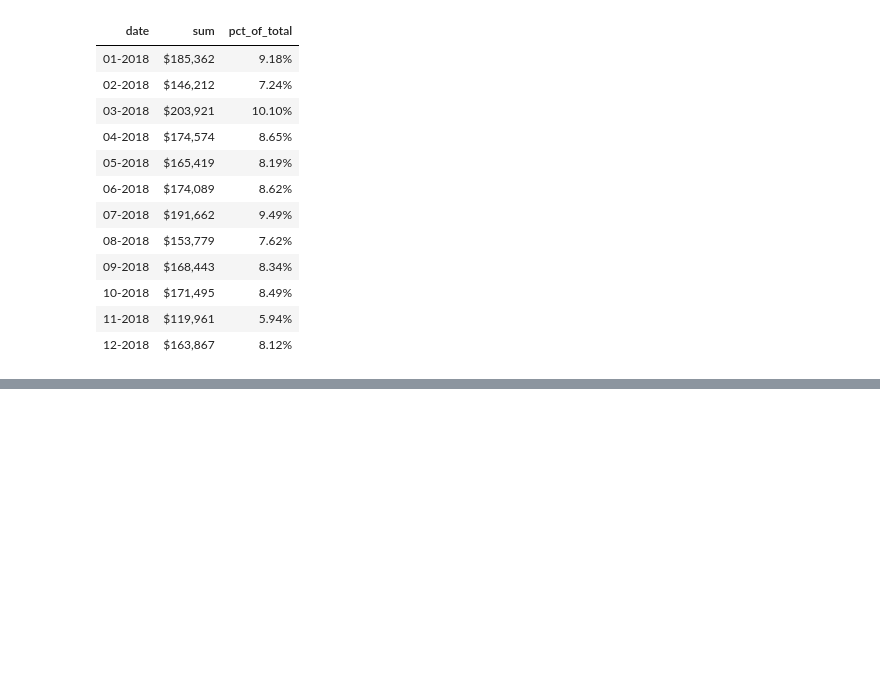
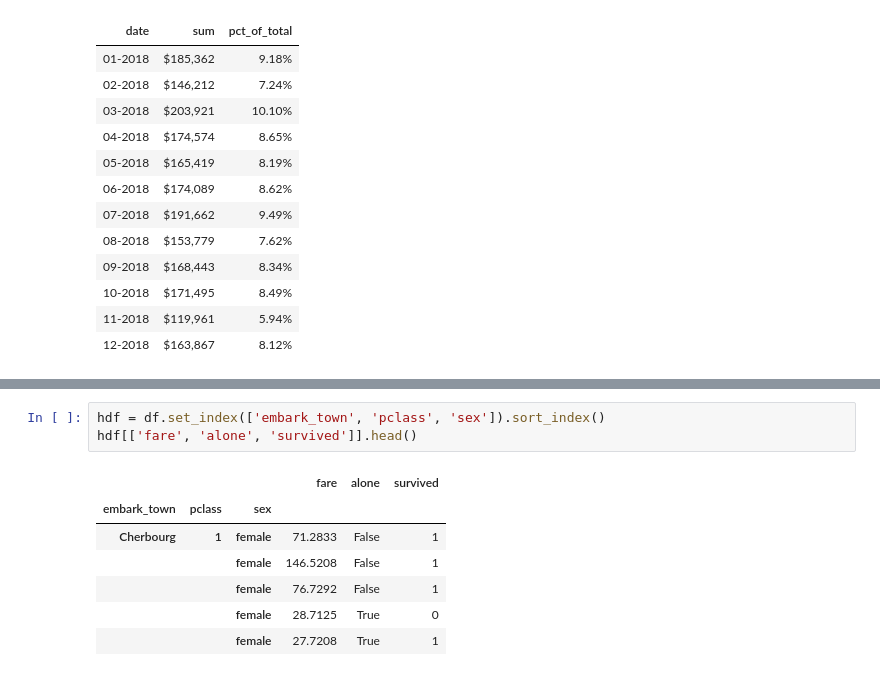
Before and after one commit to polaroidz/polaroidz, a Jupyter notebook: Pandas_Handbook.ipynb, the cells around one changed output, grey strips where cells are left out. Drawn from its saved outputs; the diff is of its cells as text; blank space fills up the shorter version.

```diff
--- a/Pandas_Handbook.ipynb
+++ b/Pandas_Handbook.ipynb
@@ -678,0 +769,11 @@ format_dict = {
+# %%
+hdf = df.set_index(['embark_town', 'pclass', 'sex']).sort_index()
+hdf[['fare', 'alone', 'survived']].head()
+# %% [output]
+|  |  |  | fare | alone | survived |
+| embark_town | pclass | sex |  |  |  |
+| Cherbourg | 1 | female | 71.2833 | False | 1 |
+|  |  | female | 146.5208 | False | 1 |
+|  |  | female | 76.7292 | False | 1 |
+|  |  | female | 28.7125 | True | 0 |
+|  |  | female | 27.7208 | True | 1 |
```
Also changed, not shown: parts of 21 cells of this notebook.
